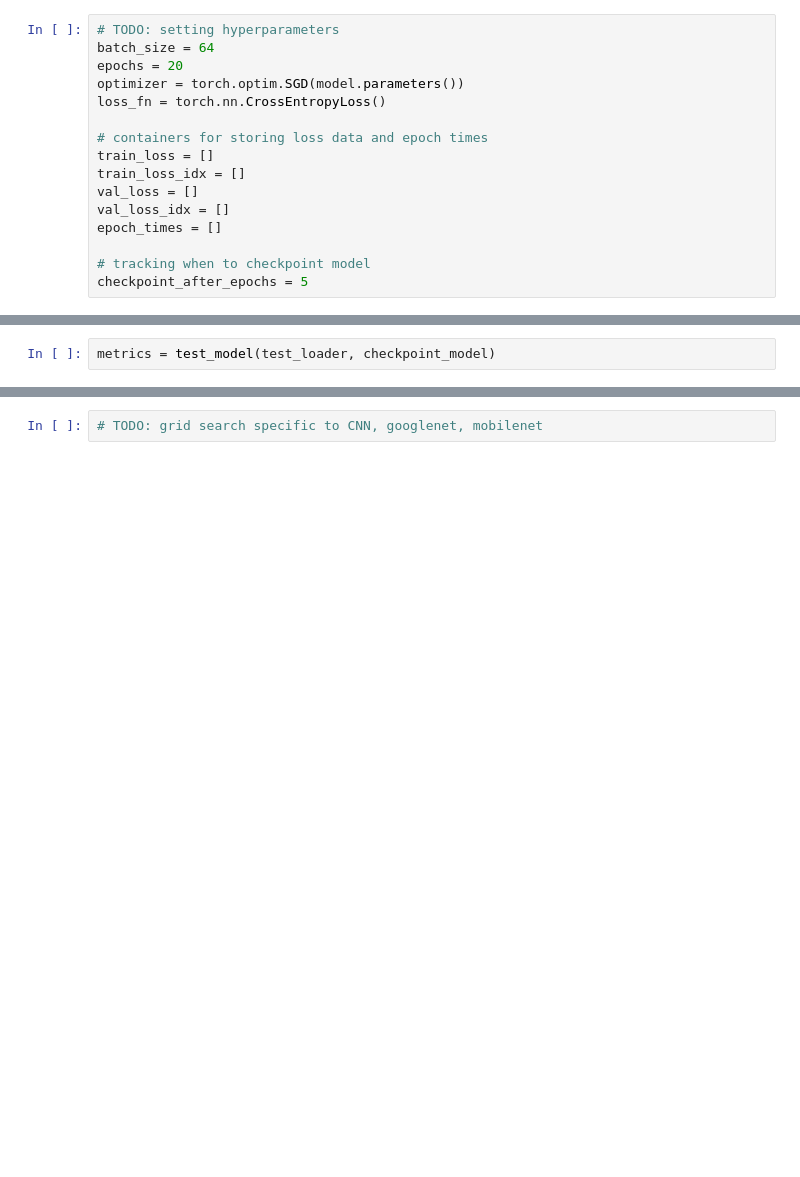
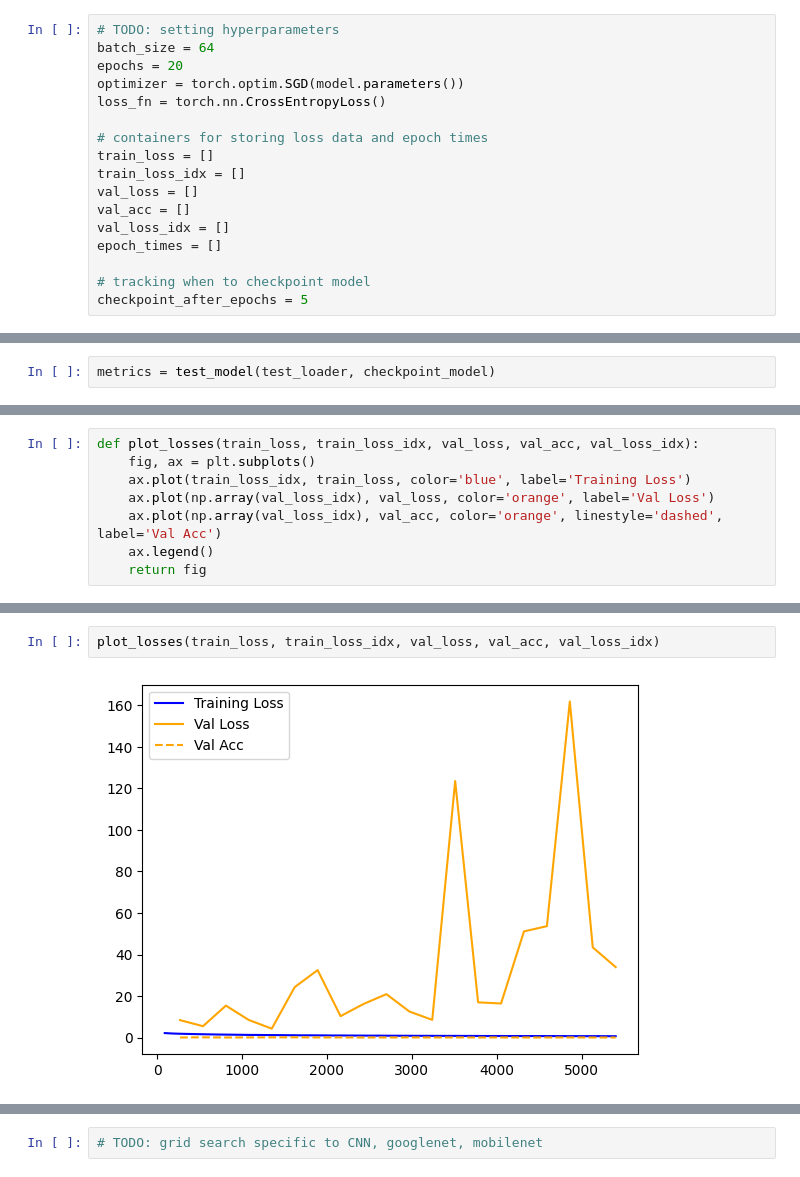
Before and after one commit to BChau3648/Math_156_Final_Project, a Jupyter notebook: training/training.ipynb, the cells around one changed output, grey strips where cells are left out. Cells and saved outputs as stored; diff of their text form; blank space fills up the shorter version.

```diff
--- a/training/training.ipynb
+++ b/training/training.ipynb
@@ -115,6 +116,7 @@ loss_fn = torch.nn.CrossEntropyLoss()
 train_loss = []
 train_loss_idx = []
 val_loss = []
+val_acc = []
 val_loss_idx = []
 epoch_times = []
 
@@ -321,0 +351,8 @@ metrics
+# %%
+def plot_losses(train_loss, train_loss_idx, val_loss, val_acc, val_loss_idx):
+    fig, ax = plt.subplots()
+    ax.plot(train_loss_idx, train_loss, color='blue', label='Training Loss')
+    ax.plot(np.array(val_loss_idx), val_loss, color='orange', label='Val Loss')
+    ax.plot(np.array(val_loss_idx), val_acc, color='orange', linestyle='dashed', label='Val Acc')
+    ax.legend()
+    return fig
@@ -321,0 +364,4 @@ metrics
+# %%
+plot_losses(train_loss, train_loss_idx, val_loss, val_acc, val_loss_idx)
+# %% [output]
+[figure, added]
```
Also changed, not shown: parts of 28 cells of this notebook, 6 other files.
